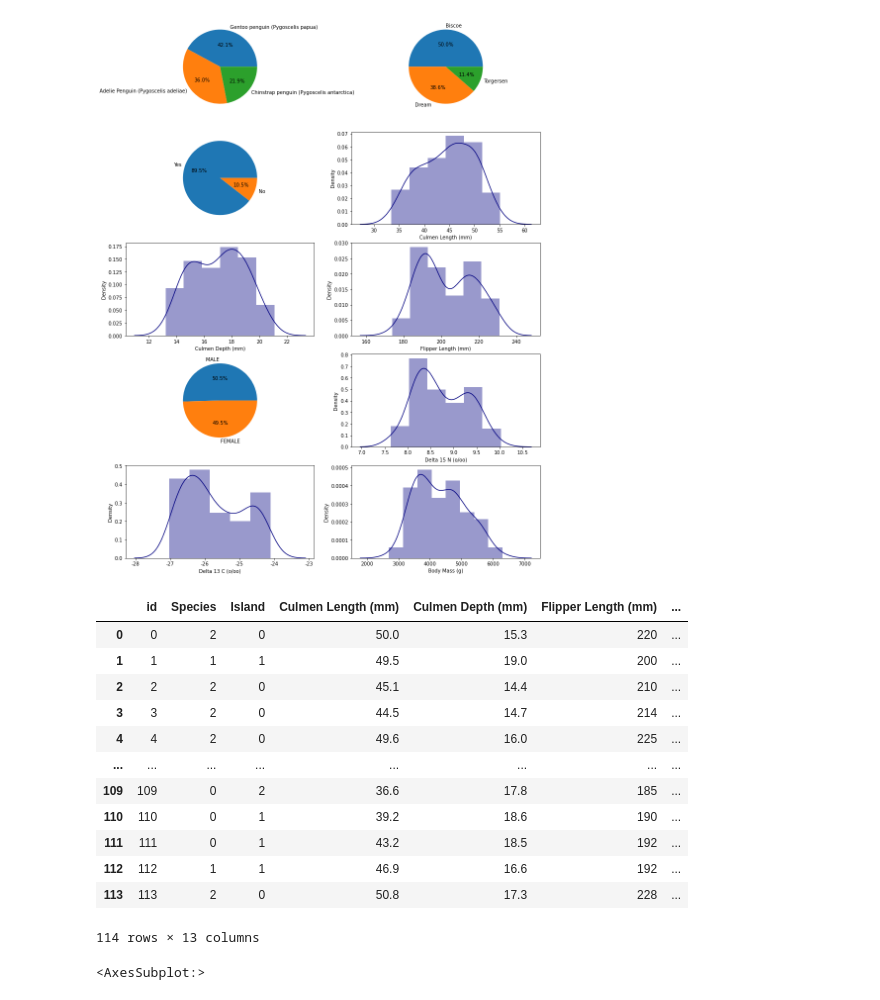
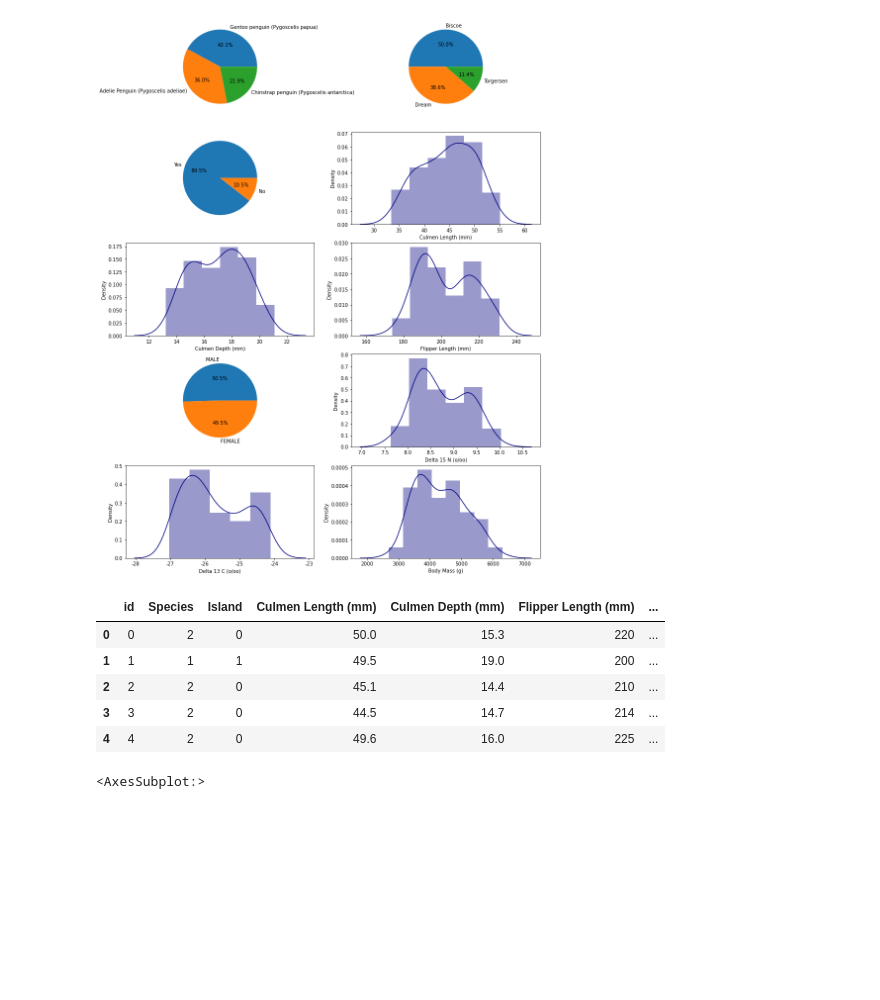
Before and after one commit to yoon-seul/DataAnalysis, a Jupyter notebook: Dacon-Penguin.ipynb, the cells around one changed output. Cells and saved outputs as stored; diff of their text form; code cells hidden in the pictures; blank space fills up the shorter version.

```diff
--- a/Dacon-Penguin.ipynb
+++ b/Dacon-Penguin.ipynb
@@ -127,21 +145,14 @@ test['Species']=le.fit_transform(test['Species'])
 test['Island']=le.fit_transform(test['Island'])
 test=pd.get_dummies(test)
 # %%
-train
+train.head()
 # %% [output]
 |  | id | Species | Island | Culmen Length (mm) | Culmen Depth (mm) | Flipper Length (mm) | ... |
 | 0 | 0 | 2 | 0 | 50.0 | 15.3 | 220 | ... |
 | 1 | 1 | 1 | 1 | 49.5 | 19.0 | 200 | ... |
 | 2 | 2 | 2 | 0 | 45.1 | 14.4 | 210 | ... |
 | 3 | 3 | 2 | 0 | 44.5 | 14.7 | 214 | ... |
 | 4 | 4 | 2 | 0 | 49.6 | 16.0 | 225 | ... |
-| ... | ... | ... | ... | ... | ... | ... | ... |
-| 109 | 109 | 0 | 2 | 36.6 | 17.8 | 185 | ... |
-| 110 | 110 | 0 | 1 | 39.2 | 18.6 | 190 | ... |
-| 111 | 111 | 0 | 1 | 43.2 | 18.5 | 192 | ... |
-| 112 | 112 | 1 | 1 | 46.9 | 16.6 | 192 | ... |
-| 113 | 113 | 2 | 0 | 50.8 | 17.3 | 228 | ... |
-114 rows × 13 columns
 # %%
 mask=np.zeros_like(train.corr(),dtype=np.bool)
 mask[np.triu_indices_from(mask)]=True
```
Also changed, not shown: parts of 10 cells of this notebook.
